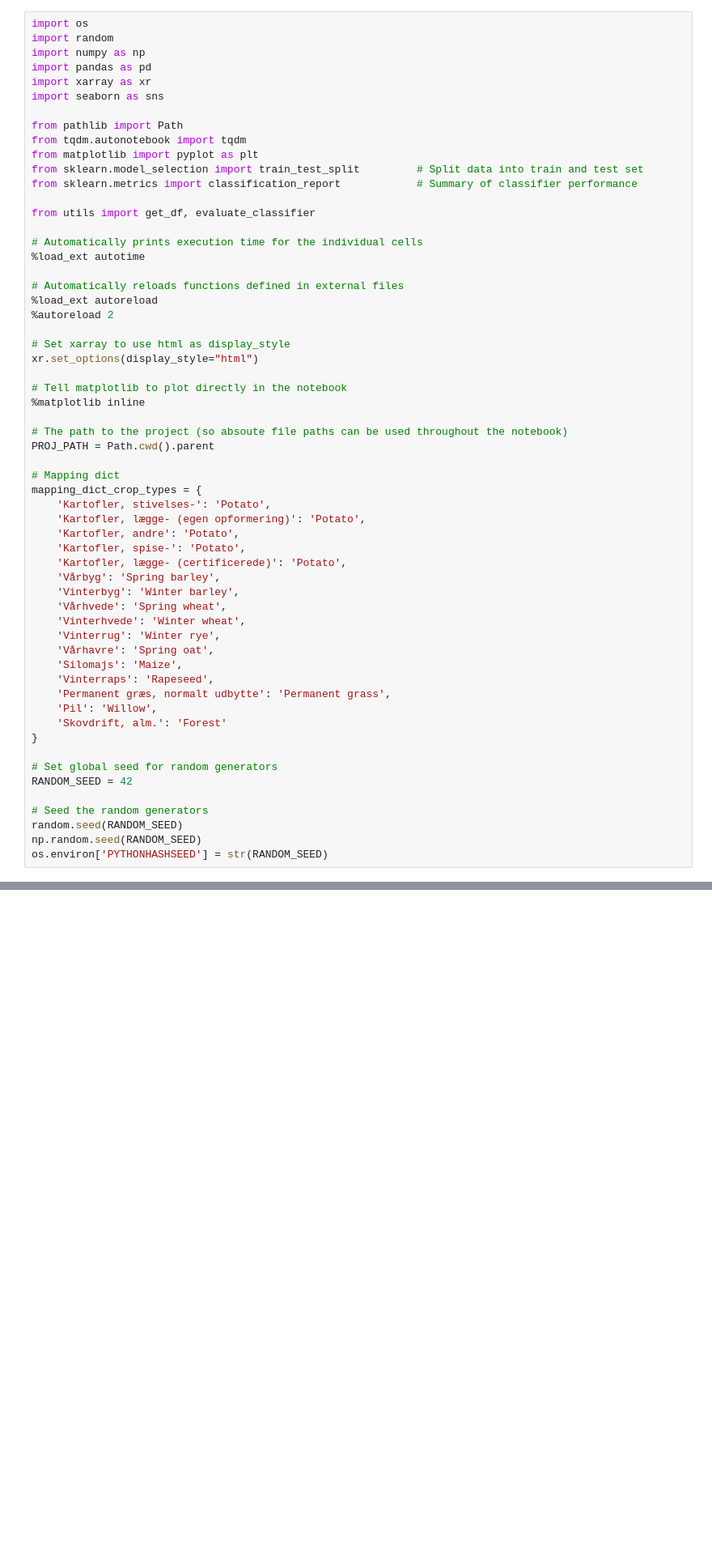
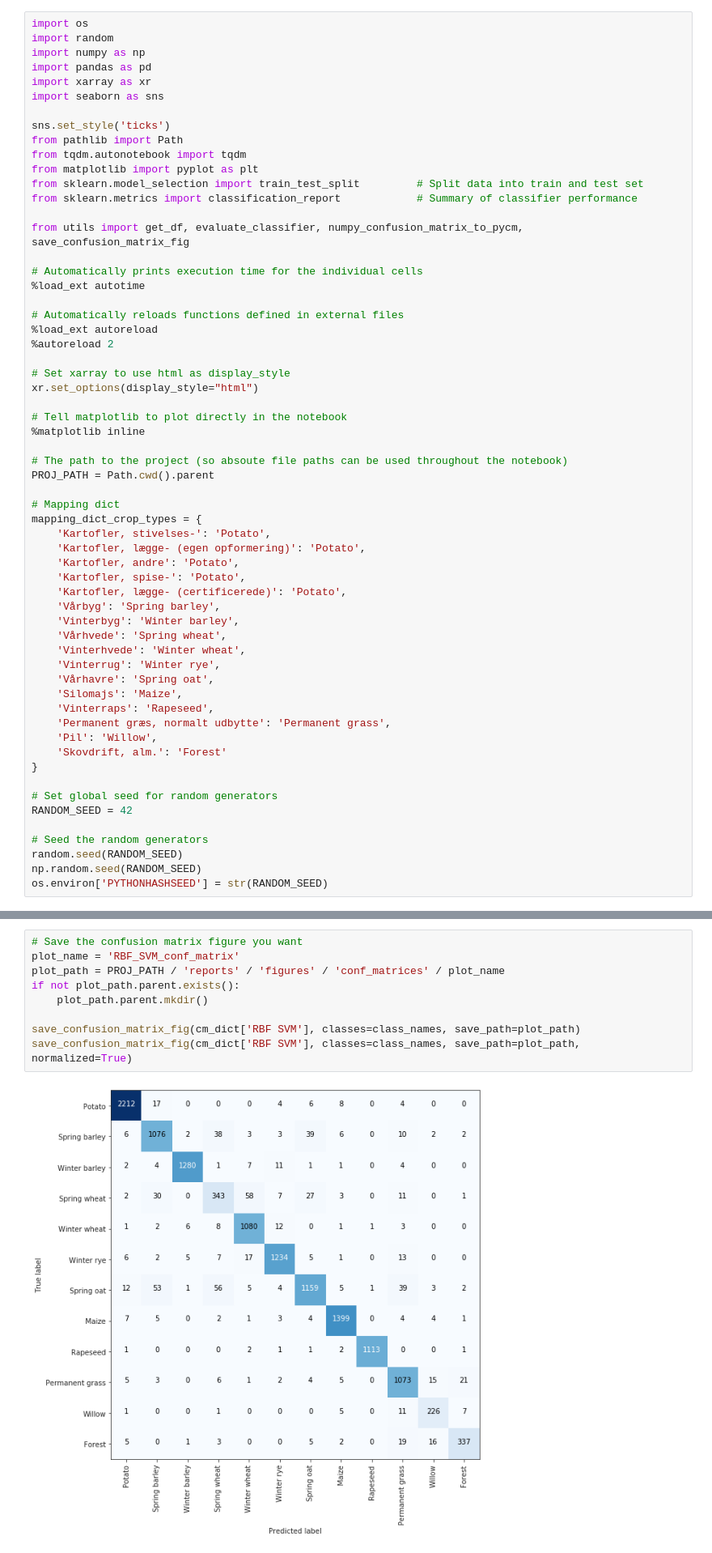
Before and after one commit to JacobJeppesen/PublicSectorConsultancy, a Jupyter notebook: potato_nematode_predictor/notebooks/03_TrainClassifiers.ipynb, the cells around one changed output, grey strips where cells are left out. Shown at 81% size. Saved outputs shown, nothing was run; the diff lists cells and outputs as text; blank space fills up the shorter version.

```diff
--- a/potato_nematode_predictor/notebooks/03_TrainClassifiers.ipynb
+++ b/potato_nematode_predictor/notebooks/03_TrainClassifiers.ipynb
@@ -6,13 +6,14 @@ import pandas as pd
 import xarray as xr
 import seaborn as sns
 
+sns.set_style('ticks')
 from pathlib import Path
 from tqdm.autonotebook import tqdm
 from matplotlib import pyplot as plt
 from sklearn.model_selection import train_test_split         # Split data into train and test set
 from sklearn.metrics import classification_report            # Summary of classifier performance
 
-from utils import get_df, evaluate_classifier
+from utils import get_df, evaluate_classifier, numpy_confusion_matrix_to_pycm, save_confusion_matrix_fig
 
 # Automatically prints execution time for the individual cells
 %load_ext autotime
@@ -344,0 +377,11 @@ def numpy_confusion_matrix_to_pycm(confusion_matrix_numpy, labels=None):
+# %%
+# Save the confusion matrix figure you want
+plot_name = 'RBF_SVM_conf_matrix'
+plot_path = PROJ_PATH / 'reports' / 'figures' / 'conf_matrices' / plot_name
+if not plot_path.parent.exists():
+    plot_path.parent.mkdir()
+
+save_confusion_matrix_fig(cm_dict['RBF SVM'], classes=class_names, save_path=plot_path)
+save_confusion_matrix_fig(cm_dict['RBF SVM'], classes=class_names, save_path=plot_path, normalized=True)
+# %% [output]
+[figure, added]
```
Also changed, not shown: parts of 14 cells of this notebook, 3 other files.
